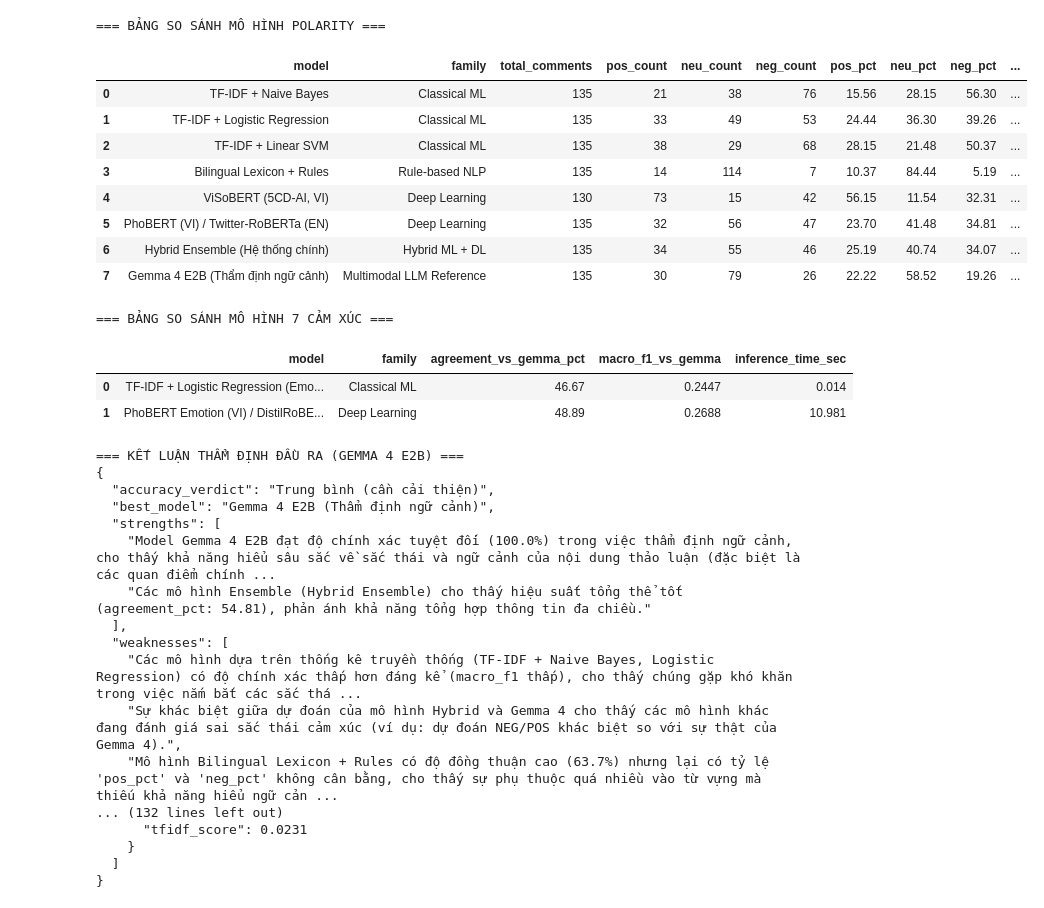
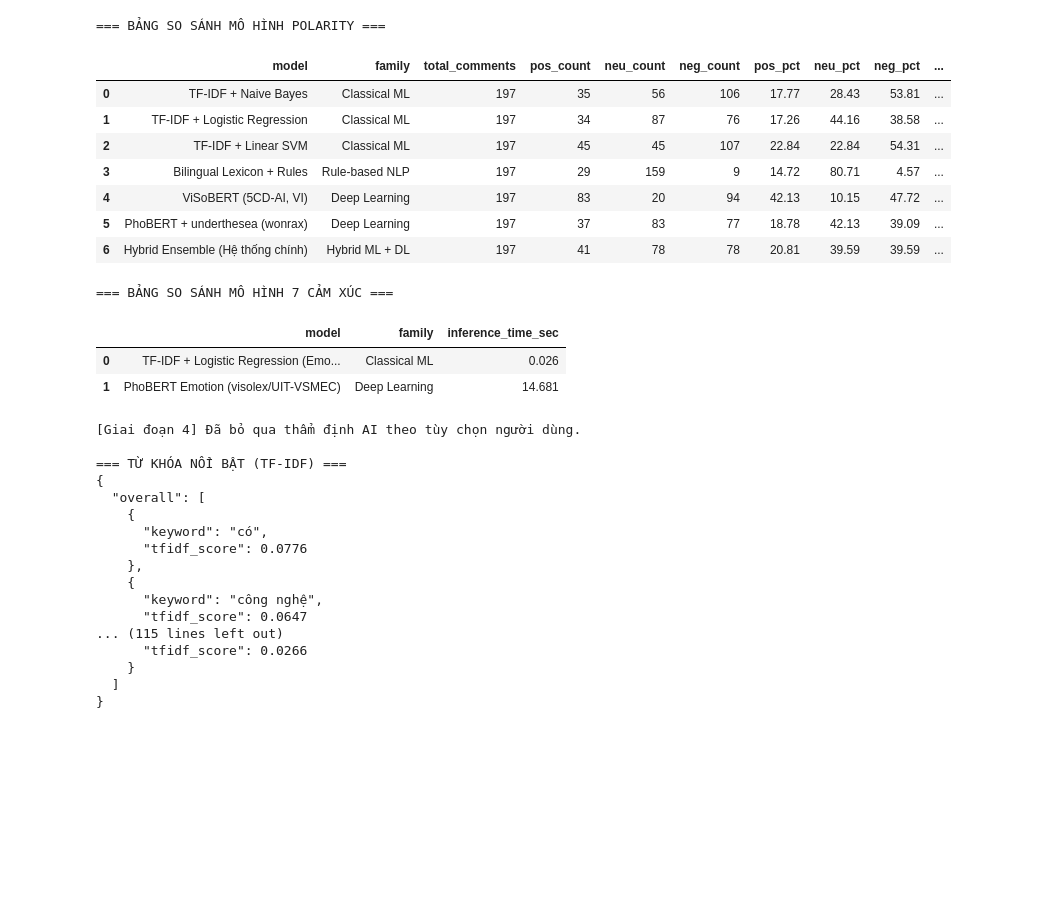
Before and after one commit to ForgetK05/Sentiment-Analysis, a Jupyter notebook: main.ipynb, the cells around one changed output. Cells and saved outputs as stored; diff of their text form; code cells hidden in the pictures; blank space fills up the shorter version.

```diff
--- a/main.ipynb
+++ b/main.ipynb
@@ -35,23 +82,34 @@ OUTPUT_DIR = Path("outputs") # Nơi xuất kết quả cuối cùng sau xử lý
 # %%
-# === CHẠY TOÀN BỘ PIPELINE 4 GIAI ĐOẠN ===
-if not TIKTOK_URL:
-    raise ValueError("Vui lòng nhập link video TikTok vào biến TIKTOK_URL.")
+# === CHẠY TOÀN BỘ PIPELINE ===
+if INPUT_MODE == "url" and not TIKTOK_URL:
+    raise ValueError("Vui lòng nhập link TikTok vào biến TIKTOK_URL.")
+if INPUT_MODE == "file" and not COMMENTS_FILE:
+    raise ValueError("Vui lòng nhập đường dẫn file bình luận vào biến COMMENTS_FILE.")
+if INPUT_MODE == "folder" and not INPUT_DIR:
+    raise ValueError("Vui lòng nhập đường dẫn thư mục vào biến INPUT_DIR.")
 
 pipeline = SentimentPipeline()
 report = pipeline.run(
-    tiktok_url=TIKTOK_URL,
+    tiktok_url=TIKTOK_URL if INPUT_MODE == "url" else None,
+    input_dir=INPUT_DIR if INPUT_MODE == "folder" else None,
+    media_input=MEDIA_INPUT if INPUT_MODE != "url" else None,
+    comments_source=COMMENTS_FILE if INPUT_MODE == "file" else None,
+    caption=CAPTION,
     enable_audio=ENABLE_AUDIO,
+    run_media_analysis=RUN_MEDIA_ANALYSIS,
+    text_column=TEXT_COLUMN,
     run_ai_audit=RUN_AI_AUDIT,
     audit_limit=AUDIT_LIMIT,
     max_comments=MAX_COMMENTS,
+    include_replies=INCLUDE_REPLIES,
+    max_replies_per_comment=MAX_REPLIES_PER_COMMENT,
     deduplicate_stats=DEDUPLICATE_STATS,
     data_dir=DATA_DIR,
     output_dir=OUTPUT_DIR,
 )
 
 run_name = report["run_name"]
-print(f"-> Dữ liệu thu thập lưu tại: {DATA_DIR / run_name}")
-print(f"-> Kết quả xử lý xuất tại  : {OUTPUT_DIR / run_name}")
+print(f"-> Kết quả xử lý xuất tại: {OUTPUT_DIR / run_name}")
 
 if report.get("media_analysis"):
     print("\n=== GIAI ĐOẠN 1: NGỮ CẢNH VIDEO / ẢNH (GEMMA 4 E2B) ===")
@@ -180,50 +253,53 @@ Số comment bị lọc nhiễu (filtered_noise.csv): 44
 # %%
 # === SO SÁNH CÁC MÔ HÌNH ML CỔ ĐIỂN VS DEEP LEARNING VS HYBRID ===
 comp = report.get("model_comparison", {})
 if comp.get("polarity_models"):
     print("=== BẢNG SO SÁNH MÔ HÌNH POLARITY ===")
-    display(pd.DataFrame(comp["polarity_models"]))
+    df_pol_comp = pd.DataFrame(comp["polarity_models"])
+    display(df_pol_comp.dropna(axis=1, how="all"))
 
 if comp.get("emotion_models"):
     print("\n=== BẢNG SO SÁNH MÔ HÌNH 7 CẢM XÚC ===")
-    display(pd.DataFrame(comp["emotion_models"]))
+    df_emo_comp = pd.DataFrame(comp["emotion_models"])
+    display(df_emo_comp.dropna(axis=1, how="all"))
 
 if report.get("ai_audit_verdict"):
     print("\n=== KẾT LUẬN THẨM ĐỊNH ĐẦU RA (GEMMA 4 E2B) ===")
     print(json.dumps(report["ai_audit_verdict"], ensure_ascii=False, indent=2))
+else:
+    print("\n[Giai đoạn 4] Đã bỏ qua thẩm định AI theo tùy chọn người dùng.")
 
 if report.get("keywords_tfidf"):
     print("\n=== TỪ KHÓA NỔI BẬT (TF-IDF) ===")
     print(json.dumps(report["keywords_tfidf"], ensure_ascii=False, indent=2))
 # %% [output]
 === BẢNG SO SÁNH MÔ HÌNH POLARITY ===
 |  | model | family | total_comments | pos_count | neu_count | neg_count | pos_pct | neu_pct | neg_pct | ... |
-| 0 | TF-IDF + Naive Bayes | Classical ML | 135 | 21 | 38 | 76 | 15.56 | 28.15 | 56.30 | ... |
-| 1 | TF-IDF + Logistic Regression | Classical ML | 135 | 33 | 49 | 53 | 24.44 | 36.30 | 39.26 | ... |
-| 2 | TF-IDF + Linear SVM | Classical ML | 135 | 38 | 29 | 68 | 28.15 | 21.48 | 50.37 | ... |
-| 3 | Bilingual Lexicon + Rules | Rule-based NLP | 135 | 14 | 114 | 7 | 10.37 | 84.44 | 5.19 | ... |
-| 4 | ViSoBERT (5CD-AI, VI) | Deep Learning | 130 | 73 | 15 | 42 | 56.15 | 11.54 | 32.31 | ... |
-| 5 | PhoBERT (VI) / Twitter-RoBERTa (EN) | Deep Learning | 135 | 32 | 56 | 47 | 23.70 | 41.48 | 34.81 | ... |
-| 6 | Hybrid Ensemble (Hệ thống chính) | Hybrid ML + DL | 135 | 34 | 55 | 46 | 25.19 | 40.74 | 34.07 | ... |
-| 7 | Gemma 4 E2B (Thẩm định ngữ cảnh) | Multimodal LLM Reference | 135 | 30 | 79 | 26 | 22.22 | 58.52 | 19.26 | ... |
+| 0 | TF-IDF + Naive Bayes | Classical ML | 197 | 35 | 56 | 106 | 17.77 | 28.43 | 53.81 | ... |
+| 1 | TF-IDF + Logistic Regression | Classical ML | 197 | 34 | 87 | 76 | 17.26 | 44.16 | 38.58 | ... |
+| 2 | TF-IDF + Linear SVM | Classical ML | 197 | 45 | 45 | 107 | 22.84 | 22.84 | 54.31 | ... |
+| 3 | Bilingual Lexicon + Rules | Rule-based NLP | 197 | 29 | 159 | 9 | 14.72 | 80.71 | 4.57 | ... |
+| 4 | ViSoBERT (5CD-AI, VI) | Deep Learning | 197 | 83 | 20 | 94 | 42.13 | 10.15 | 47.72 | ... |
+| 5 | PhoBERT + underthesea (wonrax) | Deep Learning | 197 | 37 | 83 | 77 | 18.78 | 42.13 | 39.09 | ... |
+| 6 | Hybrid Ensemble (Hệ thống chính) | Hybrid ML + DL | 197 | 41 | 78 | 78 | 20.81 | 39.59 | 39.59 | ... |
 === BẢNG SO SÁNH MÔ HÌNH 7 CẢM XÚC ===
-|  | model | family | agreement_vs_gemma_pct | macro_f1_vs_gemma | inference_time_sec |
-| 0 | TF-IDF + Logistic Regression (Emo... | Classical ML | 46.67 | 0.2447 | 0.014 |
-| 1 | PhoBERT Emotion (VI) / DistilRoBE... | Deep Learning | 48.89 | 0.2688 | 10.981 |
+|  | model | family | inference_time_sec |
+| 0 | TF-IDF + Logistic Regression (Emo... | Classical ML | 0.026 |
+| 1 | PhoBERT Emotion (visolex/UIT-VSMEC) | Deep Learning | 14.681 |
-=== KẾT LUẬN THẨM ĐỊNH ĐẦU RA (GEMMA 4 E2B) ===
+[Giai đoạn 4] Đã bỏ qua thẩm định AI theo tùy chọn người dùng.
+
+=== TỪ KHÓA NỔI BẬT (TF-IDF) ===
 {
-  "accuracy_verdict": "Trung bình (cần cải thiện)",
-  "best_model": "Gemma 4 E2B (Thẩm định ngữ cảnh)",
-  "strengths": [
-    "Model Gemma 4 E2B đạt độ chính xác tuyệt đối (100.0%) trong việc thẩm định ngữ cảnh, cho thấy khả năng hiểu sâu sắc về sắc thái và ngữ cảnh của nội dung thảo luận (đặc biệt là các quan điểm chính ...
-    "Các mô hình Ensemble (Hybrid Ensemble) cho thấy hiệu suất tổng thể tốt (agreement_pct: 54.81), phản ánh khả năng tổng hợp thông tin đa chiều."
-  ],
-  "weaknesses": [
-    "Các mô hình dựa trên thống kê truyền thống (TF-IDF + Naive Bayes, Logistic Regression) có độ chính xác thấp hơn đáng kể (macro_f1 thấp), cho thấy chúng gặp khó khăn trong việc nắm bắt các sắc thá ...
-    "Sự khác biệt giữa dự đoán của mô hình Hybrid và Gemma 4 cho thấy các mô hình khác đang đánh giá sai sắc thái cảm xúc (ví dụ: dự đoán NEG/POS khác biệt so với sự thật của Gemma 4).",
-    "Mô hình Bilingual Lexicon + Rules có độ đồng thuận cao (63.7%) nhưng lại có tỷ lệ 'pos_pct' và 'neg_pct' không cân bằng, cho thấy sự phụ thuộc quá nhiều vào từ vựng mà thiếu khả năng hiểu ngữ cản ...
-... (132 lines left out)
-      "tfidf_score": 0.0231
+  "overall": [
+    {
+      "keyword": "có",
+      "tfidf_score": 0.0776
+    },
+    {
+      "keyword": "công nghệ",
+      "tfidf_score": 0.0647
+... (115 lines left out)
+      "tfidf_score": 0.0266
     }
   ]
 }
```
Also changed, not shown: parts of 5 cells of this notebook, 28 other files.
